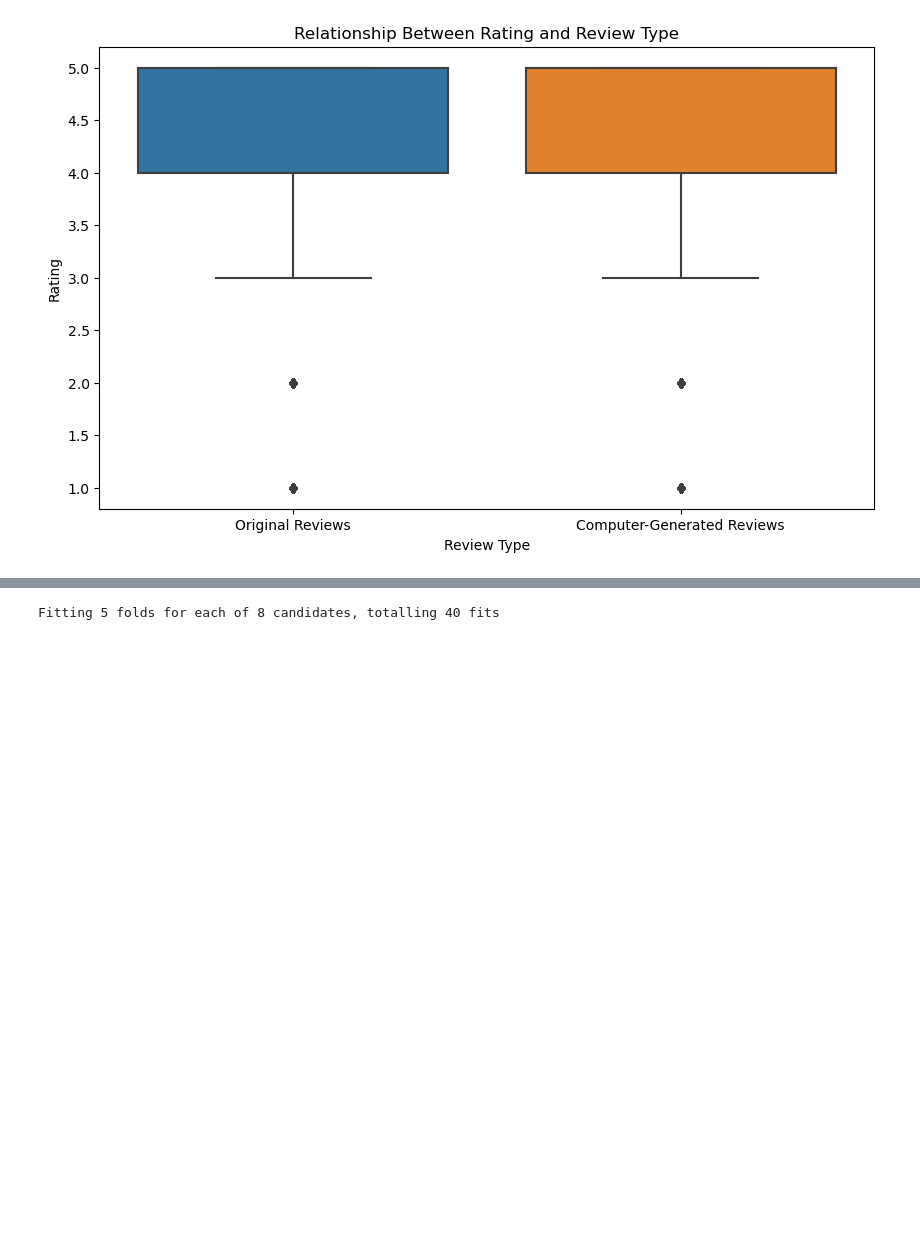
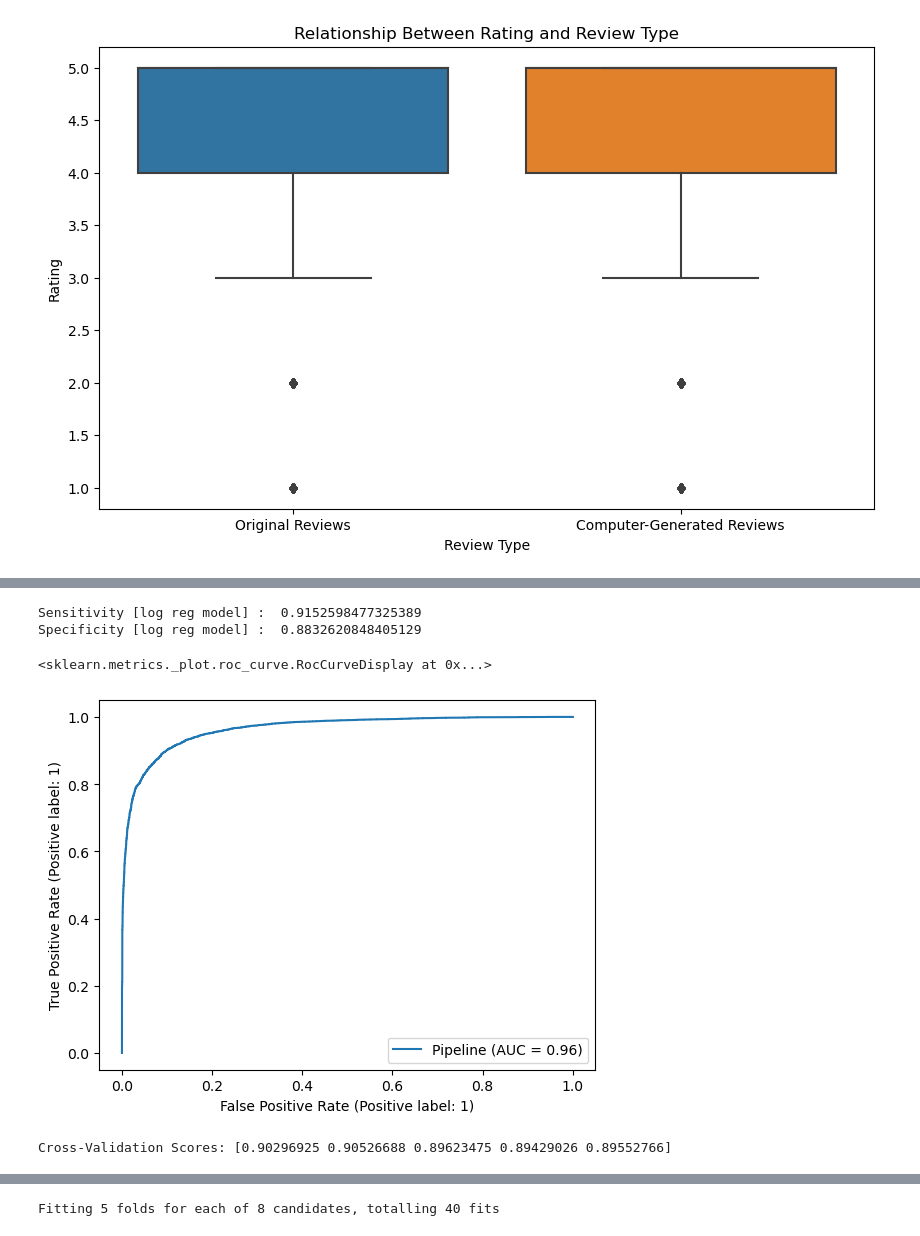
Before and after one commit to chris0517/FraudReviewDetection, a Jupyter notebook: final.ipynb, the cells around one changed output, grey strips where cells are left out. Cells and saved outputs as stored; diff of their text form; code cells hidden in the pictures; blank space fills up the shorter version.

```diff
--- a/final.ipynb
+++ b/final.ipynb
@@ -227,5 +227,5 @@ print(X_test_tfidf[0])
 # %%
-# Logistic Regression with 'comments' column
+# Logistic Regression with 'comments' column, dflt solver (lbfgs)
 from sklearn.linear_model import LogisticRegression
 from sklearn.model_selection import cross_val_score
 from sklearn.pipeline import Pipeline
@@ -247,5 +247,15 @@ print("Cross-Validation Scores:", cv_scores_log)
 # Fit pipeline to training data and make predictions
 pipeline_log.fit(X_train['comments'], y_train.ravel())
 predictions_log = pipeline_log.predict(X_test['comments'])
+
+## Print model evaluation metrics
+# Calculate accuracy
+acc_log = metrics.accuracy_score(predictions_log, y_test.ravel())
+print('Accuracy of logistic regression model:', acc_log)
+
+# Print classification report and confusion matrix
+confMatrix_log = metrics.confusion_matrix(y_test, predictions_log)
+print(metrics.classification_report(y_test, predictions_log))
+print(confMatrix_log)
 # %% [output]
 Cross-Validation Scores: [0.90261577 0.90509014 0.89711861 0.8934064  0.89676507]
@@ -252,3 +274,49 @@ Cross-Validation Scores: [0.90261577 0.90509014 0.89711861 0.8934064  0.89676507
+# %%
+# sensitivity
+sensitivity_log = confMatrix_log[0,0]/(confMatrix_log[0,0]+confMatrix_log[0,1])
+print('Sensitivity [log reg model] : ', sensitivity_log)
+
+# specificity
+specificity_log = confMatrix_log[1,1]/(confMatrix_log[1,0]+confMatrix_log[1,1])
+print('Specificity [log reg model] : ', specificity_log)
+# %% [output]
+Sensitivity [log reg model] :  0.9152598477325389
+Specificity [log reg model] :  0.8832620848405129
+<sklearn.metrics._plot.roc_curve.RocCurveDisplay at 0x...>
+[figure, added]
+# %%
+# Logistic Regression with 'comments' and 'rating' columns, solver = 'sag'
+from sklearn.compose import ColumnTransformer
+
+# Create a pipeline for TF-IDF vectorization of the 'comments' column
+tfidf_pipeline = Pipeline([
+    ('tfidf', TfidfVectorizer(max_features=20000))
+])
+
+# Create a ColumnTransformer to apply different transformations to different columns
+preprocessor_log = ColumnTransformer(
+    transformers=[
+        ('comments_tfidf', tfidf_pipeline, 'comments'),  # Apply TF-IDF to 'comments' column
+        ('passthrough', 'passthrough', ['rating'])  # Pass through 'type' column as it is
+    ],
+    remainder='drop'  # Drop any columns not specified in the transformers
+)
+
+# Create the final pipeline by combining preprocessor and logistic regression
+pipeline_log2 = Pipeline([
+    ('preprocessor', preprocessor_log),
+    ('logistic', LogisticRegression(solver='sag'))
+])
+
+# Perform cross-validation and print the scores
+cv_scores_log2 = cross_val_score(pipeline_log2, X_train, y_train.ravel(), cv=5)
+print("Cross-Validation Scores:", cv_scores_log2)
+
+# Fit pipeline to training data and make predictions
+pipeline_log2.fit(X_train, y_train.ravel())
+predictions_log2 = pipeline_log2.predict(X_test)
+# %% [output]
+Cross-Validation Scores: [0.90296925 0.90526688 0.89623475 0.89429026 0.89552766]
 # %%
 ## Print model evaluation metrics
 # Calculate accuracy
```
Also changed, not shown: parts of 12 cells of this notebook.
